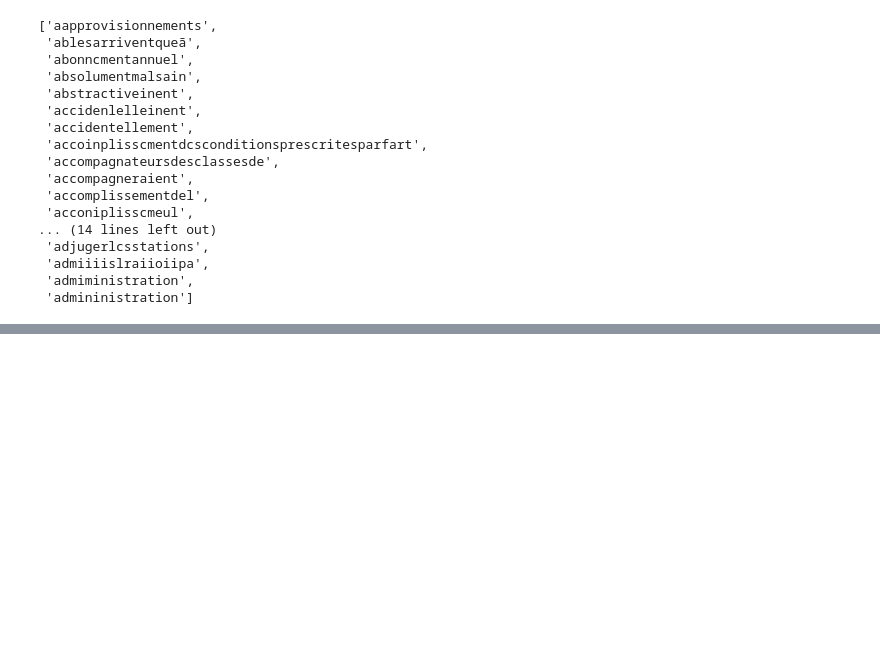
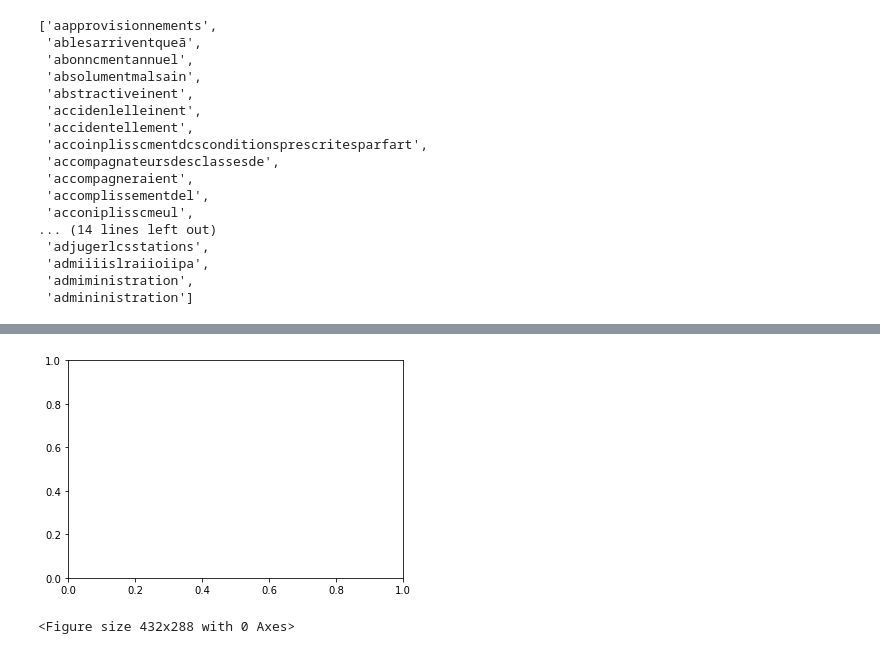
Before and after one commit to ckatsidonis/tac, a Jupyter notebook: TP4/s1_freq.ipynb, the cells around one changed output, grey strips where cells are left out. Saved outputs shown, nothing was run; the diff lists cells and outputs as text; code cells hidden in the pictures; blank space fills up the shorter version.

```diff
--- a/TP4/s1_freq.ipynb
+++ b/TP4/s1_freq.ipynb
@@ -127,3 +130,13 @@ sorted(long_words)[:30]
  'admiiiislraiioiipa',
  'admiministration',
  'admininistration']
+# %%
+path = "../data/txt/"
+files = sorted(os.listdir(path))
+# %%
+import os
+from nltk.corpus.reader.plaintext import PlaintextCorpusReader
+
+#corpusdir = '../newcorpus/' # Directory of corpus.
+
+newcorpus = PlaintextCorpusReader(path, '.txt')
@@ -129,0 +175,28 @@ sorted(long_words)[:30]
+# %%
+import nltk
+import matplotlib.pyplot as plt
+#nltk.data.load(path, format='raw')
+
+plt.ion() # turns interactive mode on
+
+#cfdist1
+files = sorted(os.listdir(path))
+cfd = nltk.ConditionalFreqDist(
+    (word, fileid[4:9])
+    for fileid in newcorpus.fileids()
+    for w in newcorpus.words(fileid)
+    for word in ['urinoir', 'pissoir', 'toilettes']
+    if w.lower().startswith(word))
+
+ax = plt.axes()
+cfd.plot()
+
+ax.spines['right'].set_visible(False)
+ax.spines['top'].set_visible(False)
+ax.set_title('A Title')
+
+plt.draw() # update the plot
+plt.savefig('cfd.png') # save the updated figure
+# %% [output]
+[figure, added]
+<Figure size 432x288 with 0 Axes>
```
Also changed, not shown: parts of 3 cells of this notebook, 1 other file.
